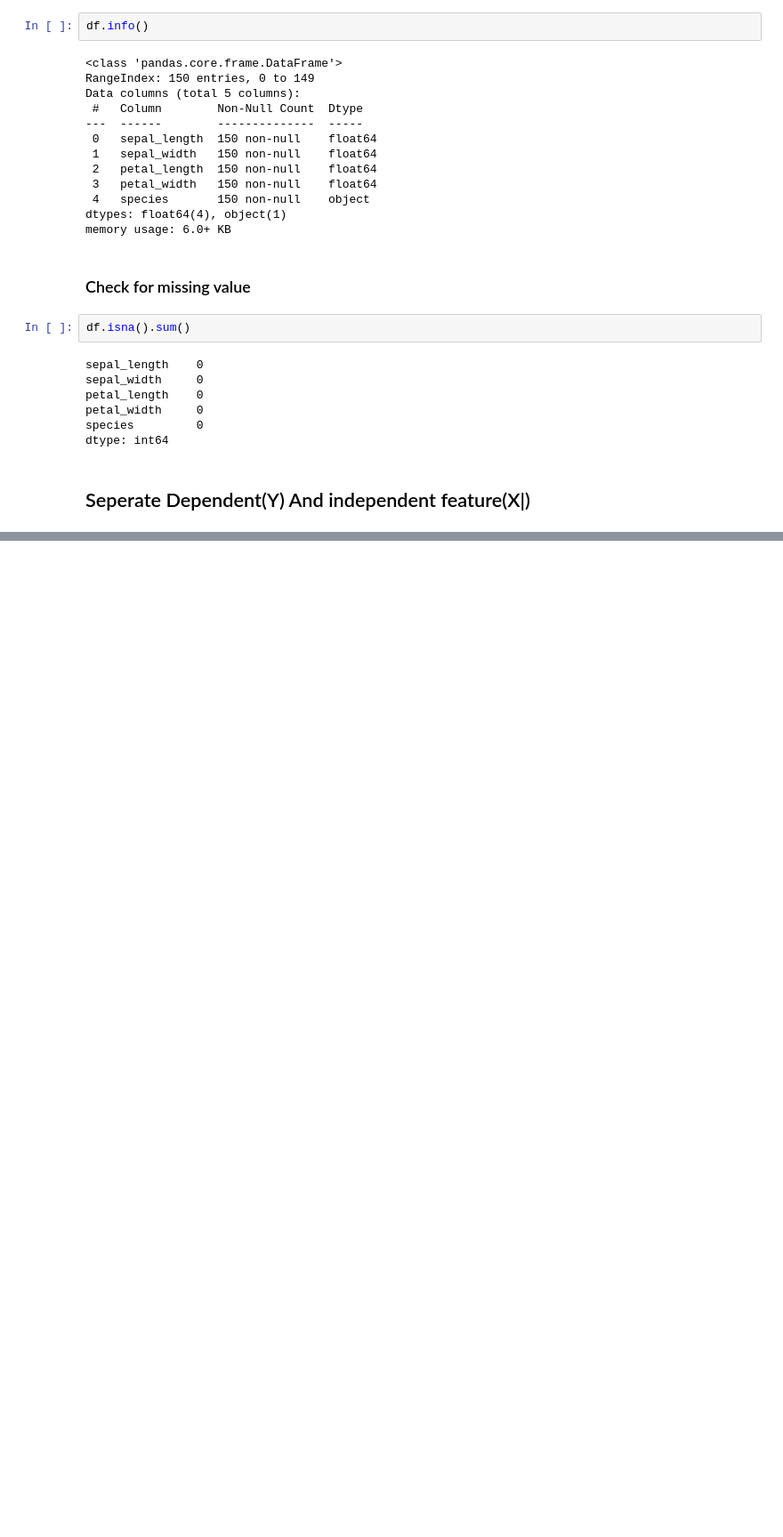
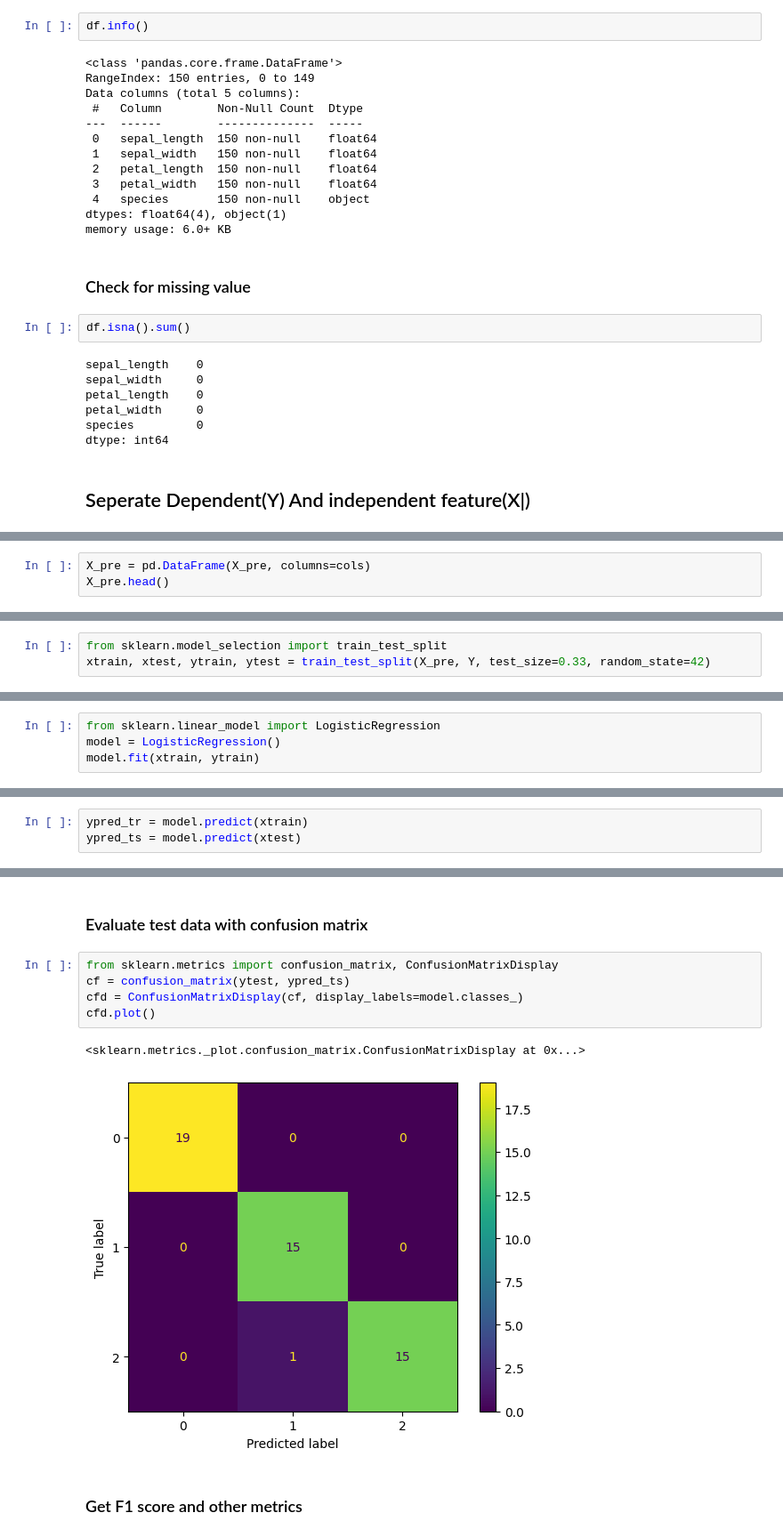
Before and after one commit to muktapatil23/vscodegithub, a Jupyter notebook: logisticregrassion/logisticregrassion.ipynb, the cells around one changed output, grey strips where cells are left out. Shown at 89% size. Saved outputs shown, nothing was run; the diff lists cells and outputs as text; blank space fills up the shorter version.

```diff
--- a/logisticregrassion/logisticregrassion.ipynb
+++ b/logisticregrassion/logisticregrassion.ipynb
@@ -54,0 +121,3 @@ X=df.drop(columns=)
+# %%
+X_pre = pd.DataFrame(X_pre, columns=cols)
+X_pre.head()
@@ -54,0 +134,3 @@ X=df.drop(columns=)
+# %%
+from sklearn.model_selection import train_test_split
+xtrain, xtest, ytrain, ytest = train_test_split(X_pre, Y, test_size=0.33, random_state=42)
@@ -54,0 +147,4 @@ X=df.drop(columns=)
+# %%
+from sklearn.linear_model import LogisticRegression
+model = LogisticRegression()
+model.fit(xtrain, ytrain)
@@ -54,0 +165,3 @@ X=df.drop(columns=)
+# %%
+ypred_tr = model.predict(xtrain)
+ypred_ts = model.predict(xtest)
@@ -54,0 +194,12 @@ X=df.drop(columns=)
+# %% [markdown]
+### Evaluate test data with confusion matrix
+# %%
+from sklearn.metrics import confusion_matrix, ConfusionMatrixDisplay
+cf = confusion_matrix(ytest, ypred_ts)
+cfd = ConfusionMatrixDisplay(cf, display_labels=model.classes_)
+cfd.plot()
+# %% [output]
+<sklearn.metrics._plot.confusion_matrix.ConfusionMatrixDisplay at 0x...>
+[figure, added]
+# %% [markdown]
+### Get F1 score and other metrics
```
Also changed, not shown: parts of 34 cells of this notebook, 2 other files.
